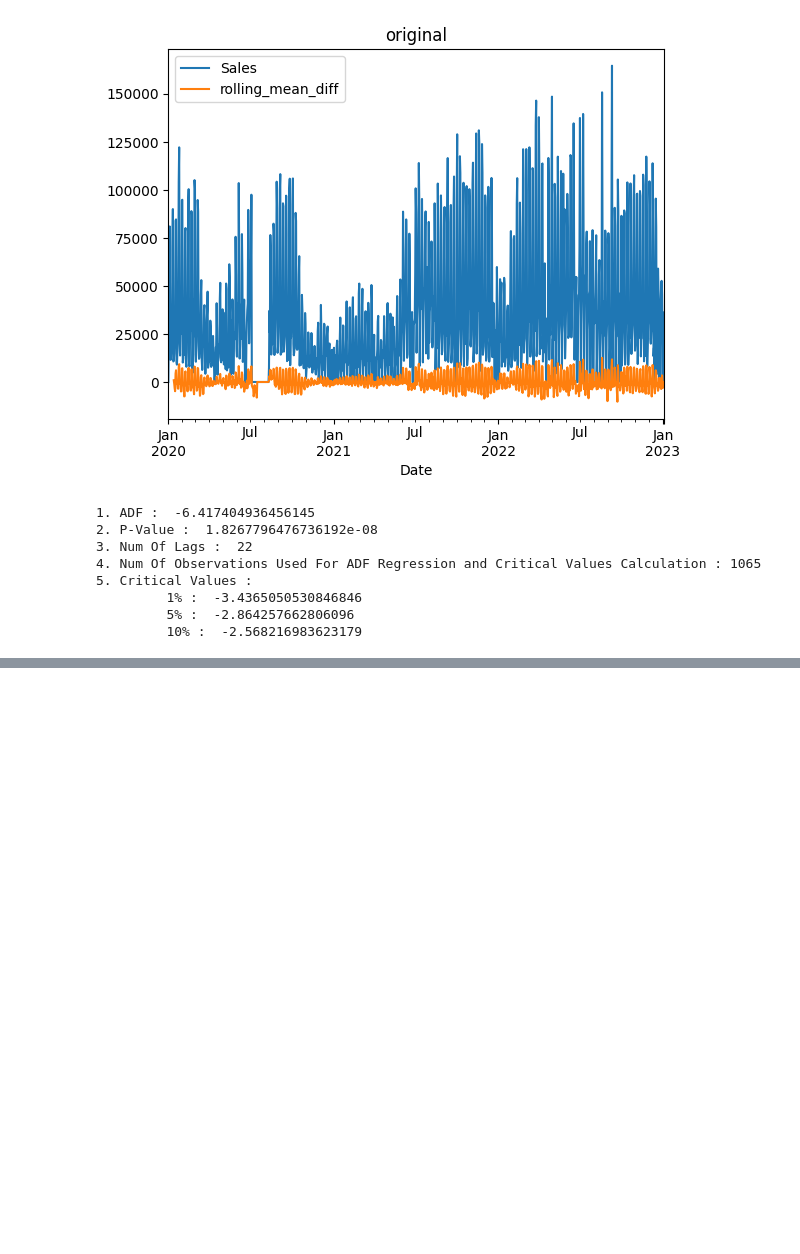
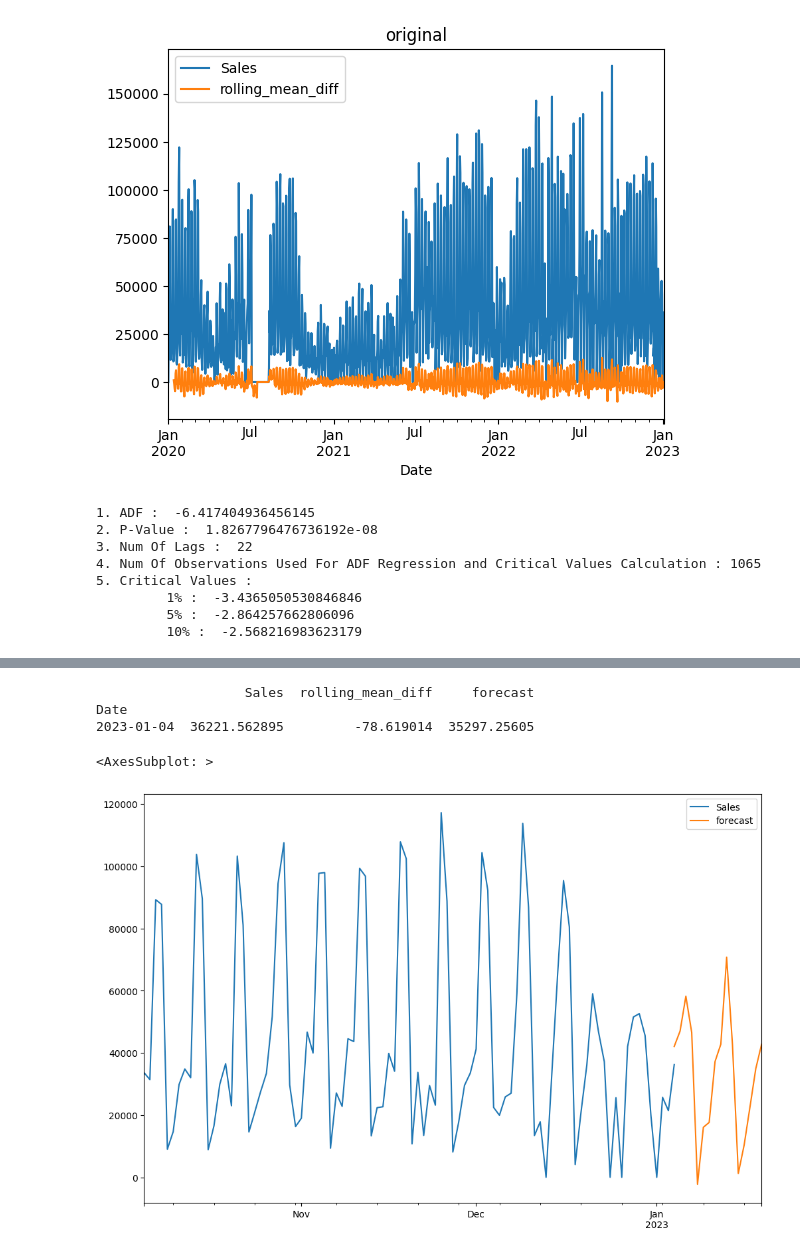
Before and after one commit to FKnorring/restaurant-name-prediction, a Jupyter notebook: SARIMA_model.ipynb, the cells around one changed output, grey strips where cells are left out. Drawn from its saved outputs; the diff is of its cells as text; code cells hidden in the pictures; blank space fills up the shorter version.

```diff
--- a/SARIMA_model.ipynb
+++ b/SARIMA_model.ipynb
@@ -116,0 +119,15 @@ sales_company_2[['Sales','forecast']][start:end].plot(figsize=(12,8))
+# %%
+from pandas.tseries.offsets import DateOffset
+print(sales_company_1[-1:])
+
+pred_date=[sales_company_1.index[-1]+ DateOffset(days=x)for x in range(0,16)]
+pred_date=pd.DataFrame(index=pred_date[1:],columns=sales_company_1.columns)
+sales_company_1=pd.concat([sales_company_1,pred_date])
+sales_company_1['forecast'] = results.predict(start = start, end = end, dynamic= True)
+sales_company_1[['Sales', 'forecast']][start_act:end_act].plot(figsize=(12, 8))
+# %% [output]
+                   Sales  rolling_mean_diff     forecast
+Date
+2023-01-04  36221.562895         -78.619014  35297.25605
+<AxesSubplot: >
+[figure, added]
```
Also changed, not shown: parts of 7 cells of this notebook, 1 other file.
